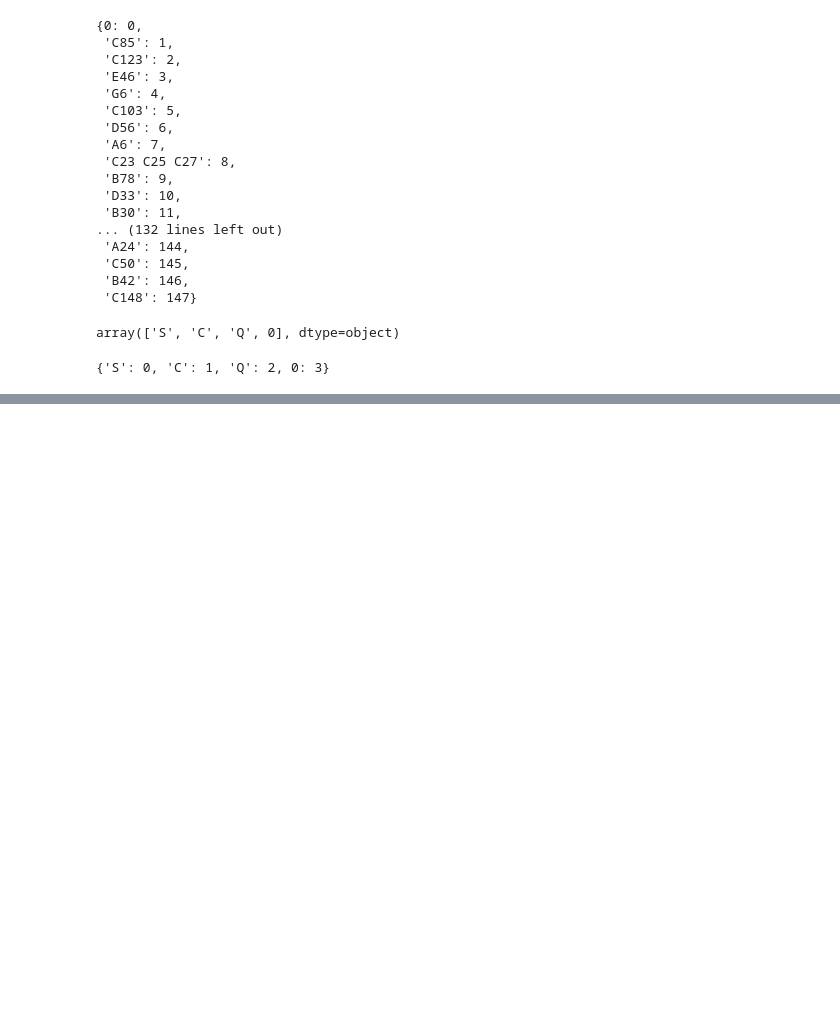
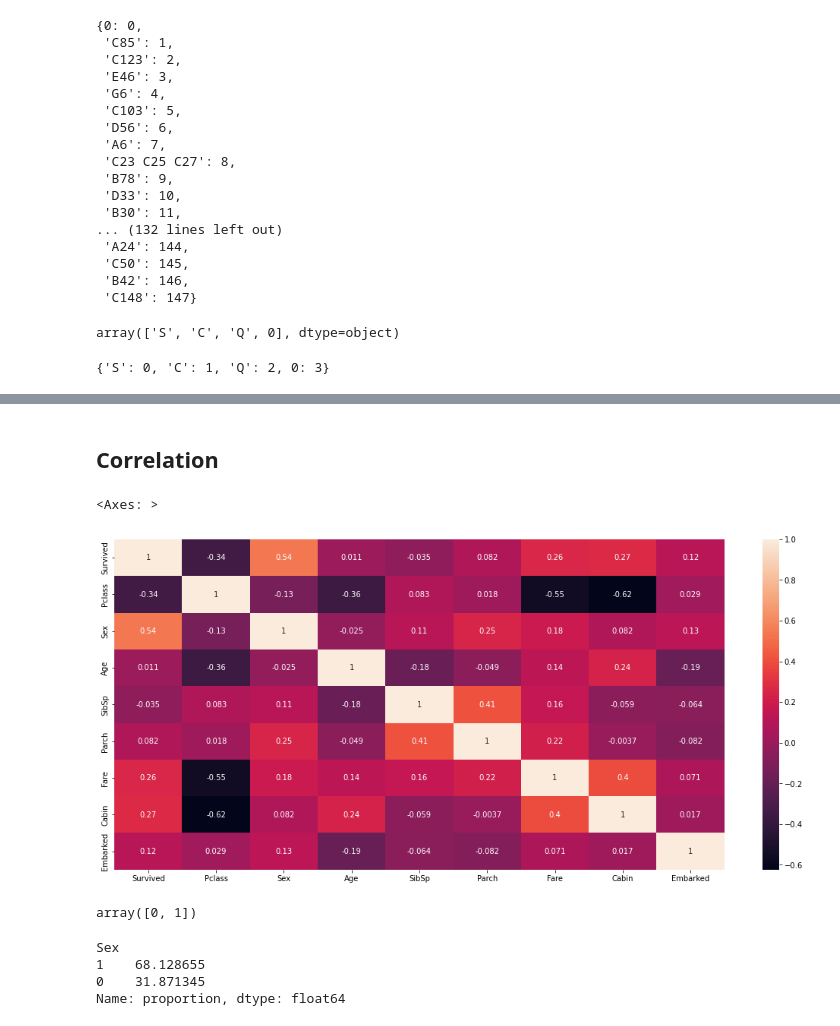
Before and after one commit to Ashirbad-Sarangi/titanic_survivor, a Jupyter notebook: code/Titanic_Survivor_Workbook.ipynb, the cells around one changed output, grey strips where cells are left out. Saved outputs shown, nothing was run; the diff lists cells and outputs as text; code cells hidden in the pictures; blank space fills up the shorter version.

Commit message:
Initial Correlation and Analysis

```diff
--- a/code/Titanic_Survivor_Workbook.ipynb
+++ b/code/Titanic_Survivor_Workbook.ipynb
@@ -164,0 +154,19 @@ df_train.corr()
+# %% [markdown]
+## Correlation
+# %%
+figure = graph.figure(figsize=(18,8))
+sb.heatmap(df_train.iloc[:,1:].corr(),annot=True)
+# %% [output]
+<Axes: >
+[figure, added]
+# %%
+df_train['Survived'].unique()
+# %% [output]
+array([0, 1])
+# %%
+df_train[df_train['Survived'] == 1]['Sex'].value_counts(normalize=True)*100
+# %% [output]
+Sex
+1    68.128655
+0    31.871345
+Name: proportion, dtype: float64
```
Also changed, not shown: parts of 4 cells of this notebook.
